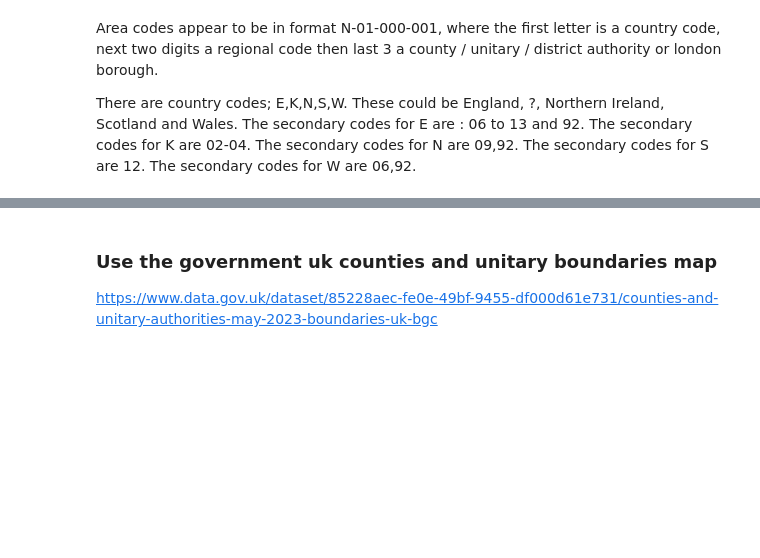
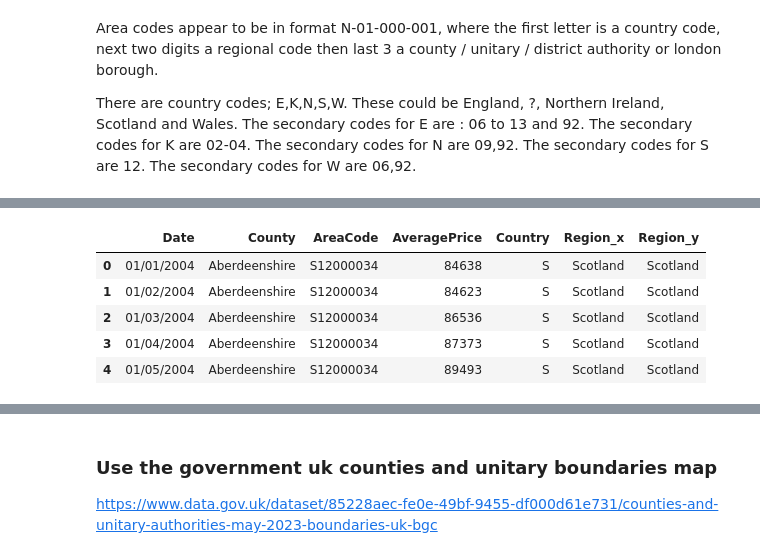
Before and after one commit to ollietiong/uk_house_prices, a Jupyter notebook: notebooks/house_price_analysis.ipynb, the cells around one changed output, grey strips where cells are left out. Cells and saved outputs as stored; diff of their text form; code cells hidden in the pictures; blank space fills up the shorter version.

Commit message:
Further data cleaning including region investigation

```diff
--- a/notebooks/house_price_analysis.ipynb
+++ b/notebooks/house_price_analysis.ipynb
@@ -152,0 +230,23 @@ data['Region'] = data['AreaCode'].str[0]
+# %%
+region_names_to_regions = {'City of Plymouth':'South West England', 'City of Aberdeen':'Scotland', 'Fermanagh and Omagh':'Northern Ireland',
+                           'Causeway Coast and Glens':'Northern Ireland', 'Scotland':'Scotland', 'Na h-Eileanan Siar':'Scotland',
+                           'Scottish Borders':'Scotland', 'East Suffolk':'East of England', 'Inner London':'London',
+                         'West Midlands Region':'West Midlands', 'West Suffolk':'East of England', 'Mid and East Antrim':'Northern Ireland',
+                         'Derry City and Strabane':'Northern Ireland', 'United Kingdom':'none', 'Westmorland and Furness':'North West England',
+                         'Antrim and Newtownabbey':'Northern Ireland', 'Newcastle upon Tyne':'North East England',
+                           'Bournemouth Christchurch and Poole':'South West England',
+                         'North East Derbyshire':'East Midlands', 'Newry Mourne and Down':'Northern Ireland',
+                           'Mid Ulster':'Northern Ireland', 'Great Britain':'none',
+                         'Rhondda Cynon Taf':'Wales', 'City of Derby':'East Midlands',
+                           'Yorkshire and The Humber':'Yorkshire and the Humber', 'East of England':'East of England',
+                         'North East':'North East England', 'City of Glasgow':'Scotland', 'Folkestone and Hythe':'South East England',
+                           'West Northamptonshire':'East Midlands', 'England and Wales':'none',
+                         'City of Kingston upon Hull':'Yorkshire and the Humber', 'East Midlands':'East Midlands', 'Outer London':'London',
+                         'Northern Ireland':'Northern Ireland', 'Ards and North Down':'Northern Ireland',
+                         'City of Peterborough':'East of England', 'Vale of Glamorgan':'Wales', 'South West':'South West England',
+                         'Armagh City Banbridge and Craigavon':'Northern Ireland',
+                         'Lisburn and Castlereagh':'Northern Ireland', 'North West':'North West England',
+                         'City of Dundee':'Scotland', 'City of Nottingham':'East Midlands',
+                         "King's Lynn and West Norfolk ":'East of England' , 'Wales':'Wales',
+                         'Richmond upon Thames':'London', 'England':'none', 'South East':'South East England',
+                         'North Northamptonshire':'East Midlands', 'London':'London', 'Cumberland':'North West England'}
@@ -152,0 +255,5 @@ data['Region'] = data['AreaCode'].str[0]
+# %%
+missing_counties = pd.DataFrame.from_dict(region_names_to_regions,orient='index')
+missing_counties = missing_counties.reset_index(drop=False)
+missing_counties.columns = ['County','Region']
+missing_counties.head()
@@ -152,0 +267,10 @@ data['Region'] = data['AreaCode'].str[0]
+# %%
+# concatenate into one lookup dataframe
+
+print(region_counties.shape)
+print(missing_counties.shape)
+
+all_counties = pd.concat([region_counties,missing_counties])
+
+print(all_counties.shape)
+print(all_counties.tail())
@@ -152,0 +298,4 @@ data['Region'] = data['AreaCode'].str[0]
+# %%
+# rename column in original dataset to county
+data_s.rename(columns= {"RegionName":"County"},inplace=True)
+data_s.head()
@@ -152,0 +309,10 @@ data['Region'] = data['AreaCode'].str[0]
+# %%
+data_s = data_s.merge(all_counties, on='County',how='left')
+data_s.head()
+# %% [output]
+|  | Date | County | AreaCode | AveragePrice | Country | Region_x | Region_y |
+| 0 | 01/01/2004 | Aberdeenshire | S12000034 | 84638 | S | Scotland | Scotland |
+| 1 | 01/02/2004 | Aberdeenshire | S12000034 | 84623 | S | Scotland | Scotland |
+| 2 | 01/03/2004 | Aberdeenshire | S12000034 | 86536 | S | Scotland | Scotland |
+| 3 | 01/04/2004 | Aberdeenshire | S12000034 | 87373 | S | Scotland | Scotland |
+| 4 | 01/05/2004 | Aberdeenshire | S12000034 | 89493 | S | Scotland | Scotland |
```
Also changed, not shown: parts of 29 cells of this notebook, 3 other files.
